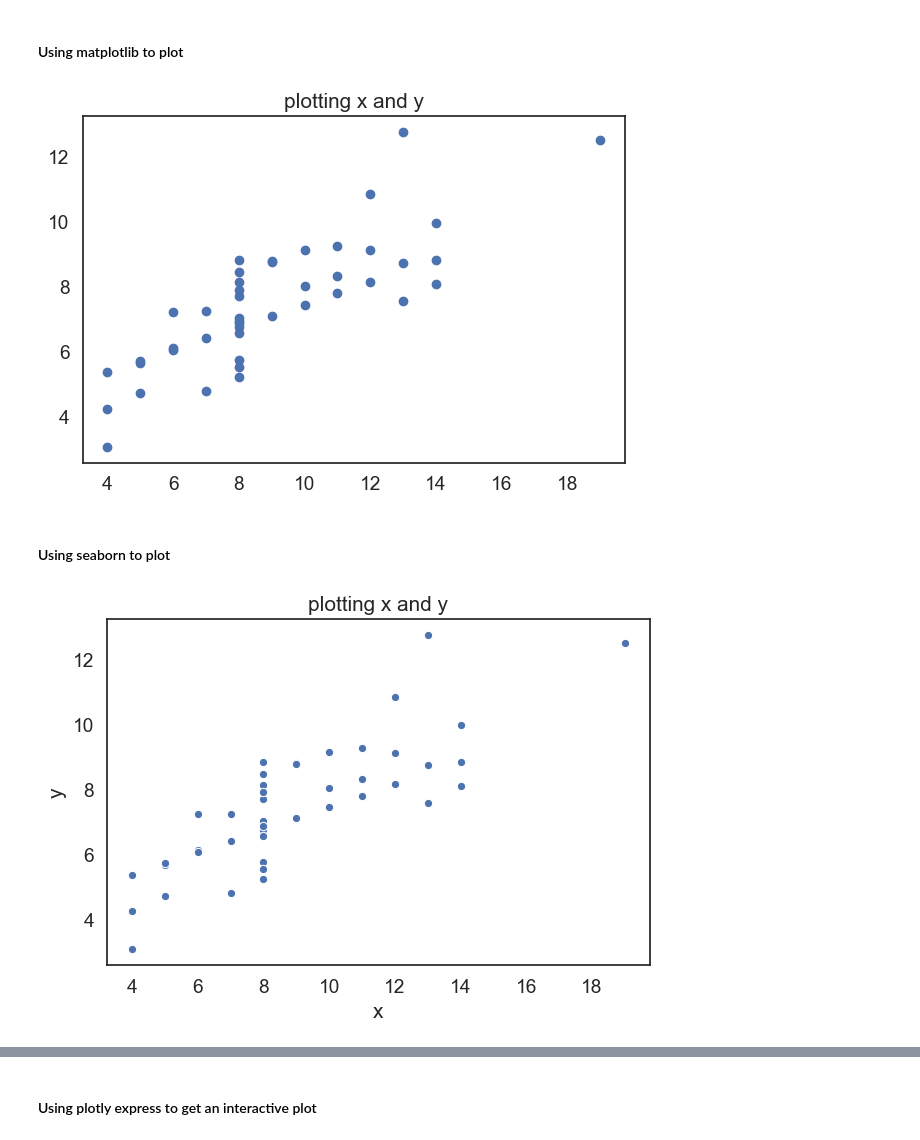
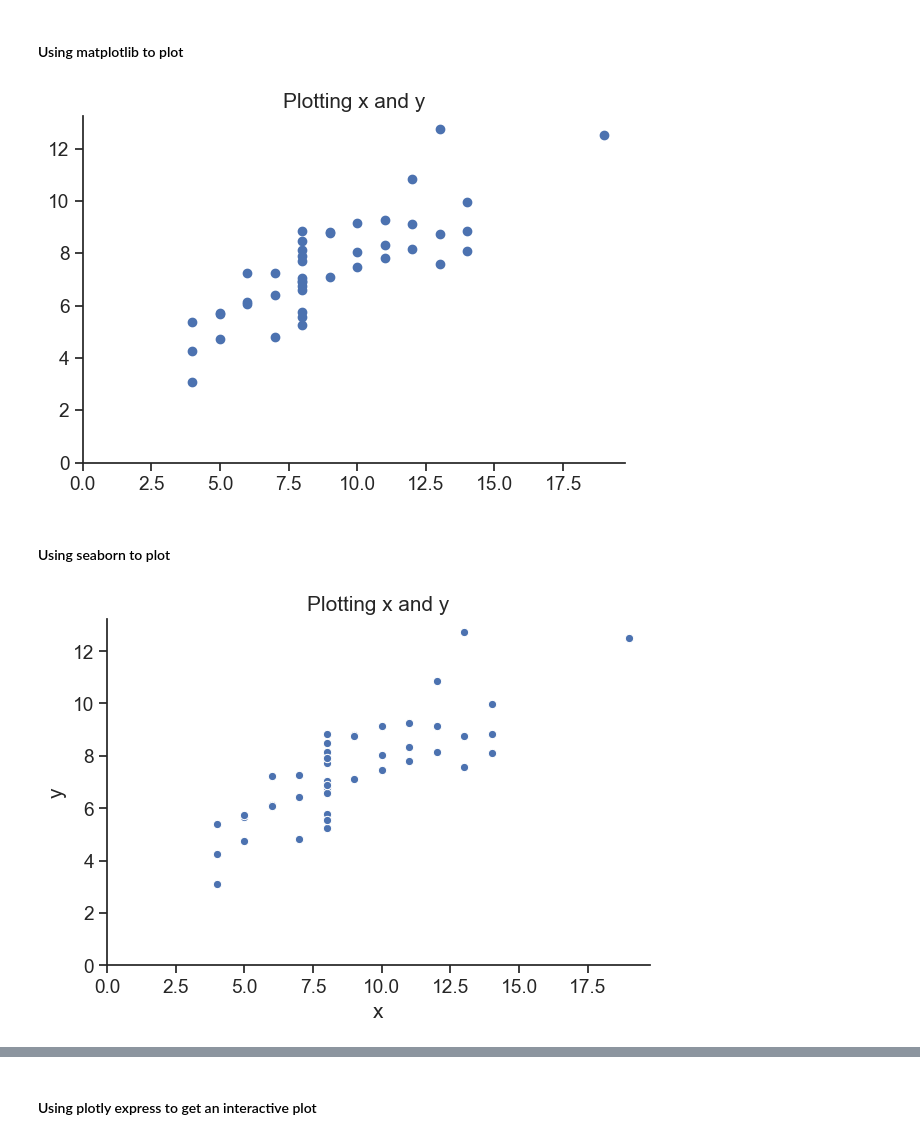
Before and after one commit to SandervandenOord/regression_training, a Jupyter notebook: Pandas_Basics.ipynb, the cells around one changed output, grey strips where cells are left out. Cells and saved outputs as stored; diff of their text form; code cells hidden in the pictures.

```diff
--- a/Pandas_Basics.ipynb
+++ b/Pandas_Basics.ipynb
@@ -33,4 +33,10 @@ import seaborn as sns
 import plotly.express as px
 
 # set some nice plotting settings
-sns.set(style='white', font_scale=1.25)
+sns.set(
+    style='ticks',
+    font_scale=1.25,
+    rc={'axes.spines.top': False,
+        'axes.spines.right': False,
+        'figure.figsize': (6, 4)},
+)
@@ -270,14 +299,20 @@ df.groupby('dataset').mean()
 #### Using matplotlib to plot
 # %%
 plt.scatter(df['x'], df['y'])
-plt.title('plotting x and y');
+plt.title('Plotting x and y')
+plt.xlim(0, )
+plt.ylim(0, );
 # %% [output]
-[figure, old version]
+[figure, new version]
 # %% [markdown]
 #### Using seaborn to plot
 # %%
-sns.scatterplot(x='x', y='y', data=df)
-plt.title('plotting x and y');
+ax = sns.scatterplot(x='x', y='y', data=df)
+ax.set(
+    title='Plotting x and y',
+    xlim=(0, None),
+    ylim=(0, None),
+);
 # %% [output]
-[figure, old version]
+[figure, new version]
 # %%
```
Also changed, not shown: parts of 13 cells of this notebook.
